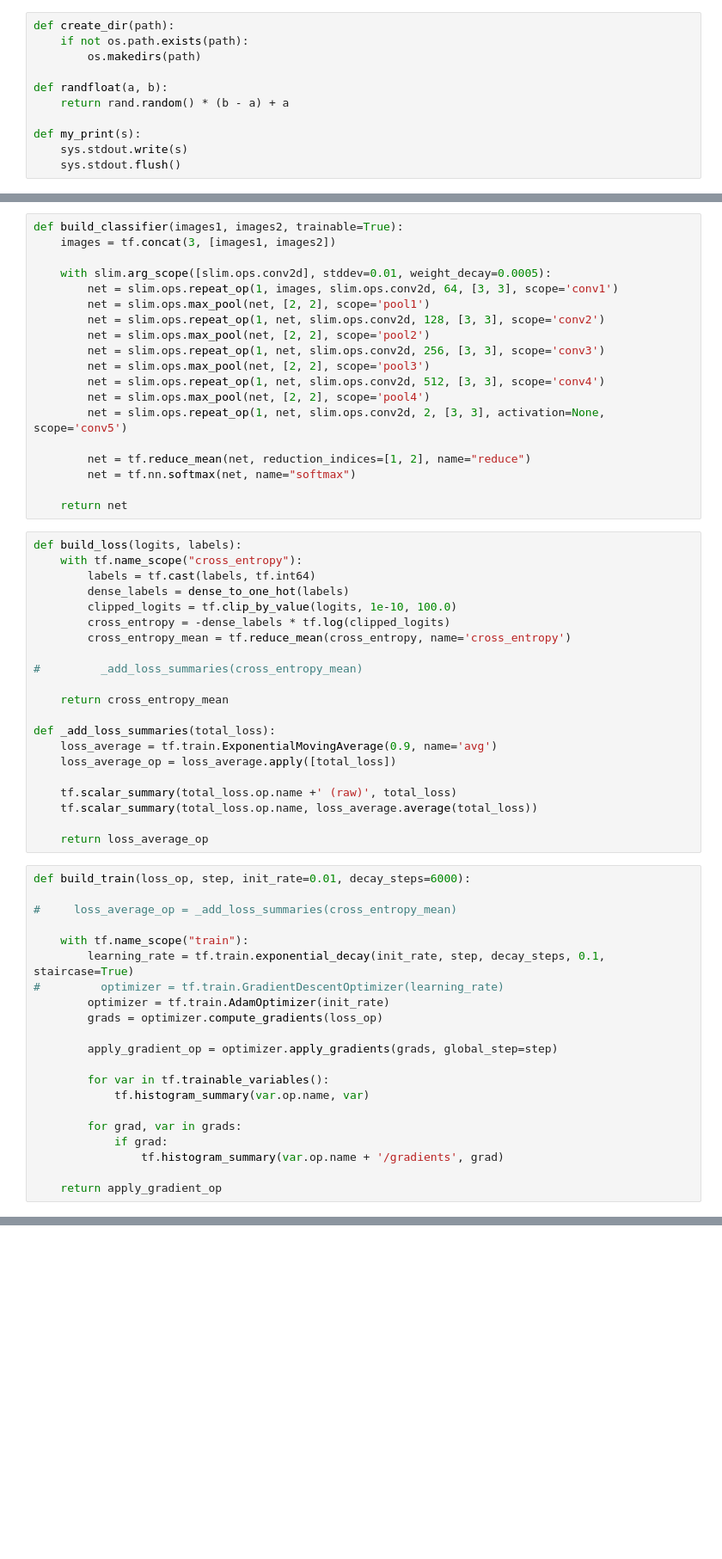
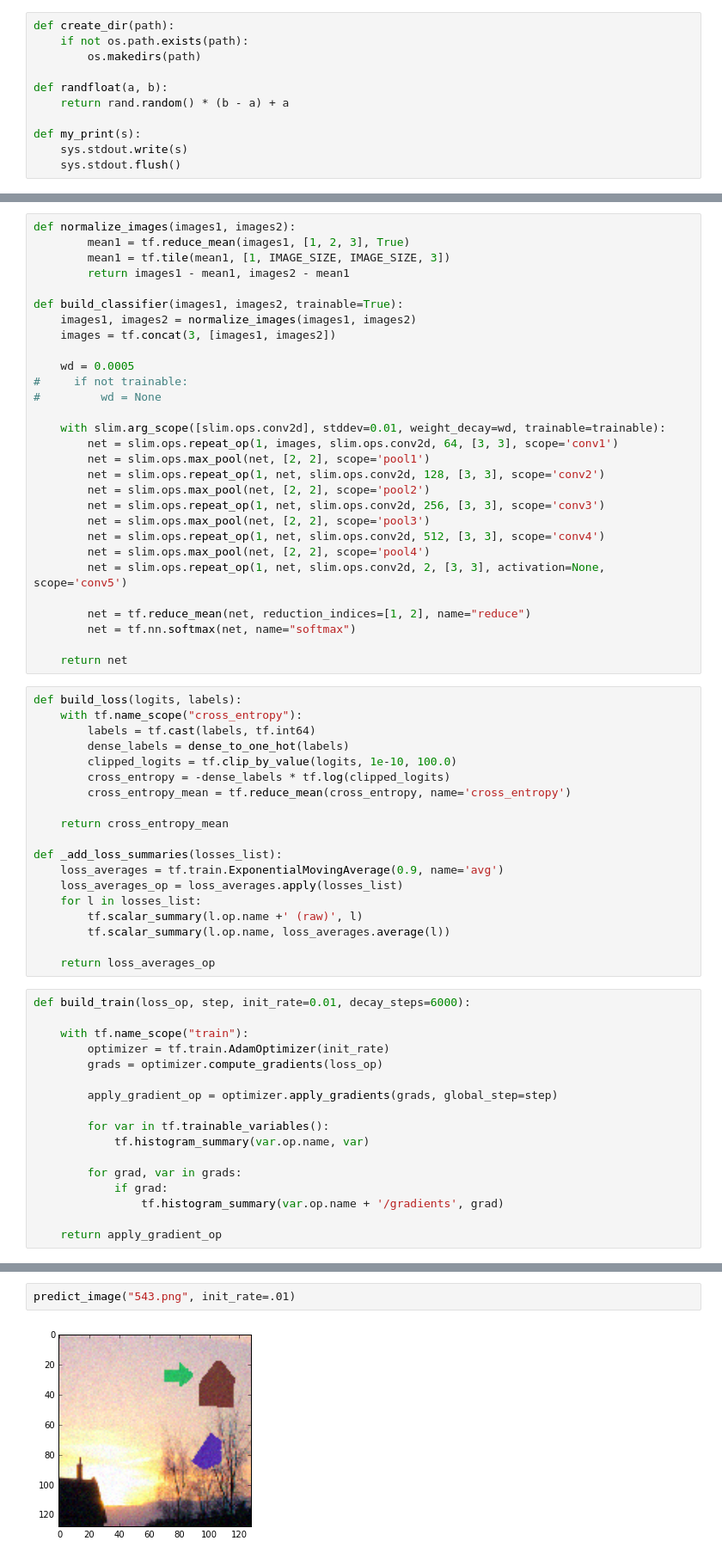
Before and after one commit to vlpolyansky/video-cnn, a Jupyter notebook: cnn_arrows_2.ipynb, the cells around one changed output, grey strips where cells are left out. Shown at 86% size. Saved outputs shown, nothing was run; the diff lists cells and outputs as text; blank space fills up the shorter version.

```diff
--- a/cnn_arrows_2.ipynb
+++ b/cnn_arrows_2.ipynb
@@ -93,10 +89,20 @@ def dense_to_one_hot(label_batch, num_labels=2):
         labels = tf.cast(labels, tf.float32)
     return labels
 # %%
+def normalize_images(images1, images2):
+        mean1 = tf.reduce_mean(images1, [1, 2, 3], True)
+        mean1 = tf.tile(mean1, [1, IMAGE_SIZE, IMAGE_SIZE, 3])
+        return images1 - mean1, images2 - mean1
+
 def build_classifier(images1, images2, trainable=True):
+    images1, images2 = normalize_images(images1, images2)
     images = tf.concat(3, [images1, images2])
 
-    with slim.arg_scope([slim.ops.conv2d], stddev=0.01, weight_decay=0.0005):
+    wd = 0.0005
+#     if not trainable:
+#         wd = None
+
+    with slim.arg_scope([slim.ops.conv2d], stddev=0.01, weight_decay=wd, trainable=trainable):
         net = slim.ops.repeat_op(1, images, slim.ops.conv2d, 64, [3, 3], scope='conv1')
         net = slim.ops.max_pool(net, [2, 2], scope='pool1')
         net = slim.ops.repeat_op(1, net, slim.ops.conv2d, 128, [3, 3], scope='conv2')
@@ -120,26 +126,20 @@ def build_loss(logits, labels):
         cross_entropy = -dense_labels * tf.log(clipped_logits)
         cross_entropy_mean = tf.reduce_mean(cross_entropy, name='cross_entropy')
 
-#         _add_loss_summaries(cross_entropy_mean)
-
     return cross_entropy_mean
 
-def _add_loss_summaries(total_loss):
-    loss_average = tf.train.ExponentialMovingAverage(0.9, name='avg')
-    loss_average_op = loss_average.apply([total_loss])
+def _add_loss_summaries(losses_list):
+    loss_averages = tf.train.ExponentialMovingAverage(0.9, name='avg')
+    loss_averages_op = loss_averages.apply(losses_list)
+    for l in losses_list:
+        tf.scalar_summary(l.op.name +' (raw)', l)
+        tf.scalar_summary(l.op.name, loss_averages.average(l))
 
-    tf.scalar_summary(total_loss.op.name +' (raw)', total_loss)
-    tf.scalar_summary(total_loss.op.name, loss_average.average(total_loss))
-
-    return loss_average_op
+    return loss_averages_op
 # %%
 def build_train(loss_op, step, init_rate=0.01, decay_steps=6000):
 
-#     loss_average_op = _add_loss_summaries(cross_entropy_mean)
-
     with tf.name_scope("train"):
-        learning_rate = tf.train.exponential_decay(init_rate, step, decay_steps, 0.1, staircase=True)
-#         optimizer = tf.train.GradientDescentOptimizer(learning_rate)
         optimizer = tf.train.AdamOptimizer(init_rate)
         grads = optimizer.compute_gradients(loss_op)
 
@@ -261,0 +317,4 @@ Model saved in file: ./save_col/model.ckpt
+# %%
+predict_image("543.png", init_rate=.01)
+# %% [output]
+[figure, added]
```
Also changed, not shown: parts of 6 cells of this notebook, 1 other file.
